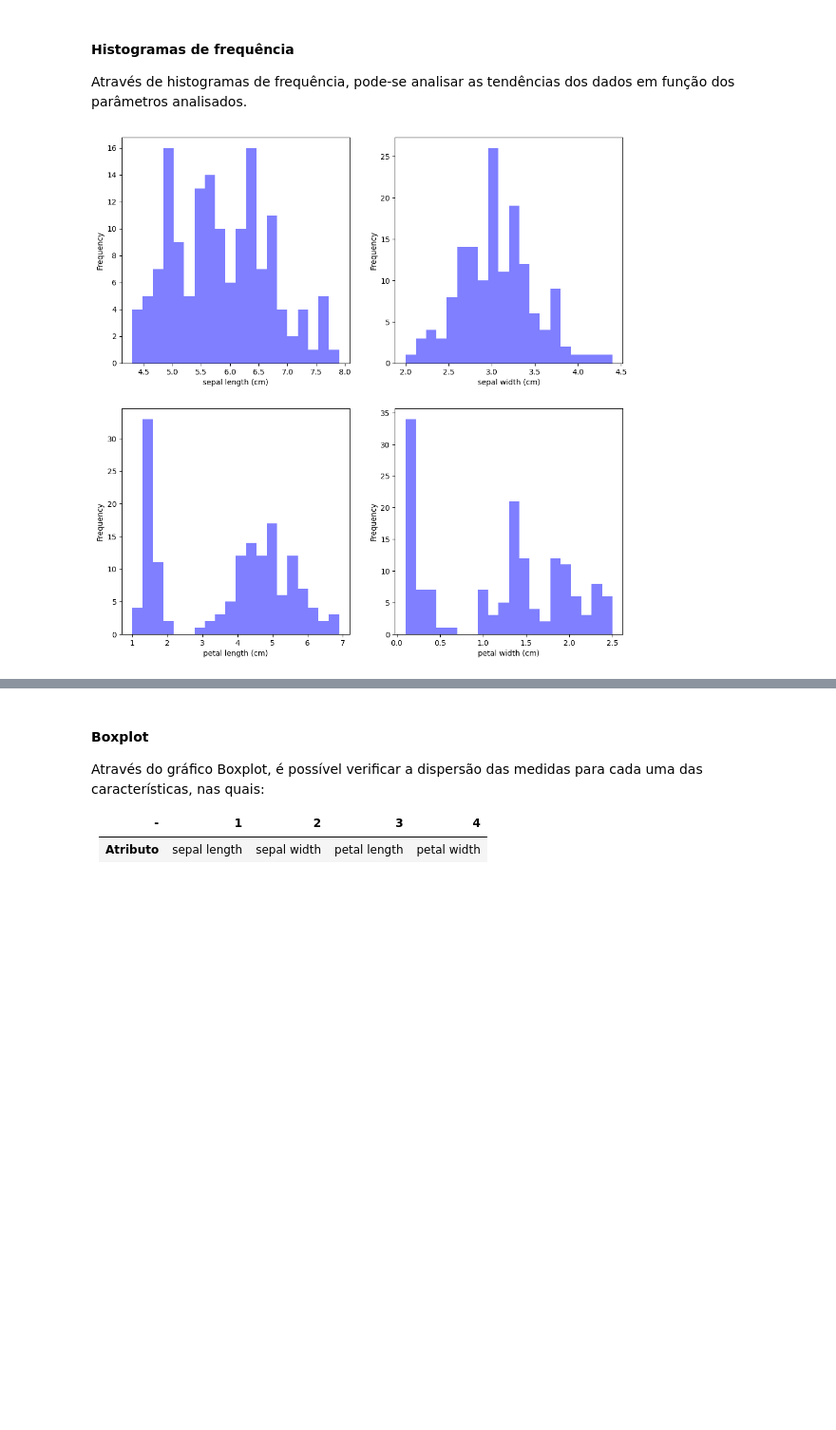
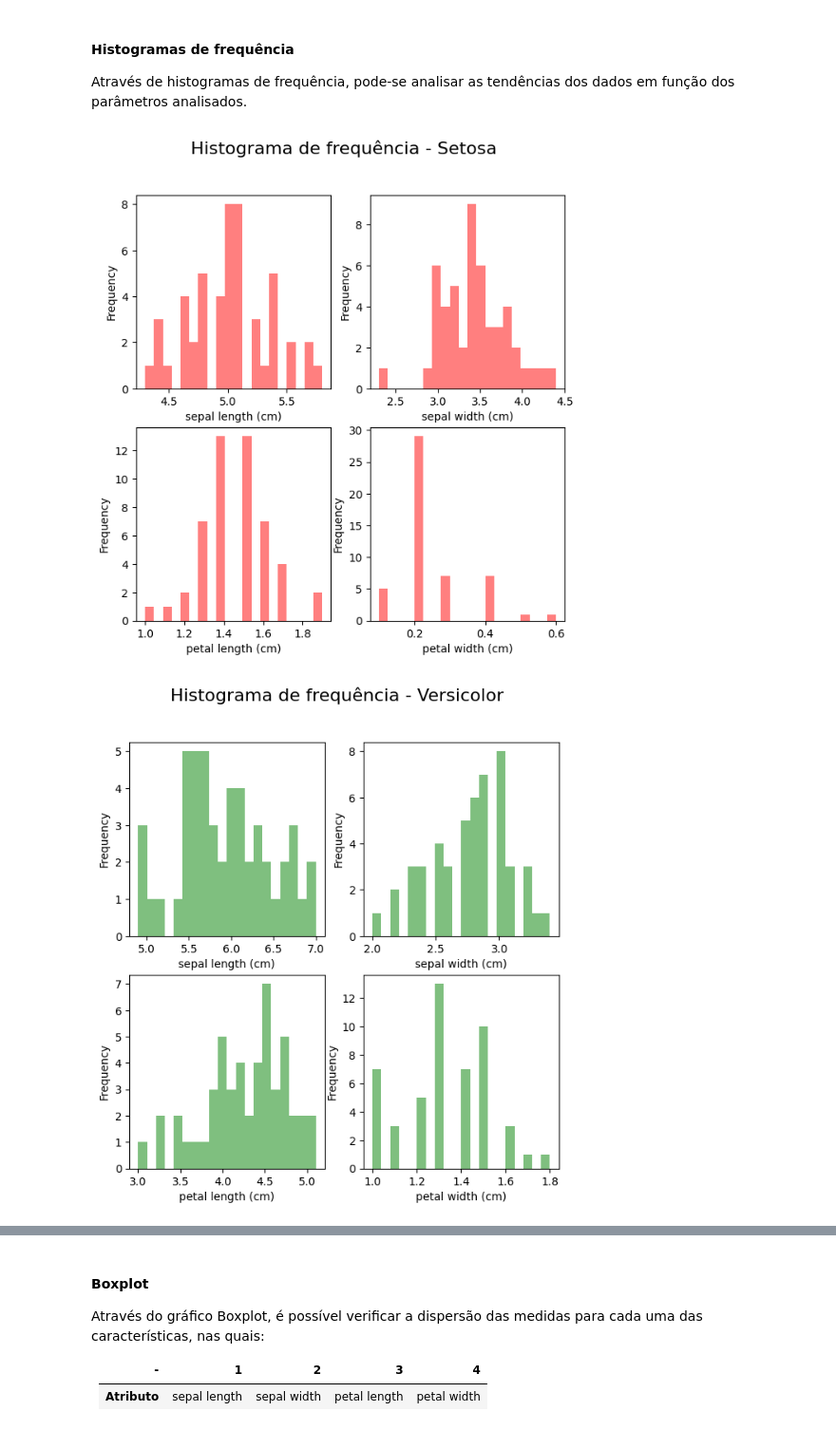
Before and after one commit to mauricio-sj/Introducao-ao-Aprendizado-de-Maquina-ENGG67, a Jupyter notebook: trabalho_01.ipynb, the cells around one changed output, grey strips where cells are left out. Shown at 95% size. Saved outputs shown, nothing was run; the diff lists cells and outputs as text; code cells hidden in the pictures; blank space fills up the shorter version.

Commit message:
Adicionado histograma por classe

```diff
--- a/trabalho_01.ipynb
+++ b/trabalho_01.ipynb
@@ -192,14 +193,63 @@ plt.show()
 
 Através de histogramas de frequência, pode-se analisar as tendências dos dados em função dos parâmetros analisados.
 # %%
+df1 = df[df['target'] == 0]
+df2 = df[df['target'] == 1]
+df3 = df[df['target'] == 2]
+colors = ['red', 'green', 'blue']
+species = ['setosa', 'versicolor', 'virginica']
+legendElements = [Line2D([0], [0], marker='o', color='w', label='Setosa', markerfacecolor='r', markersize=8),
+                  Line2D([0], [0], marker='o', color='w', label='Versicolor', markerfacecolor='g', markersize=8),
+                  Line2D([0], [0], marker='o', color='w', label='Virginica', markerfacecolor='b', markersize=8)]
 
-fig, axs = plt.subplots(2, 2, figsize=(12,12))
+fig, axs = plt.subplots(2, 2, figsize=(7,7))
 axs = axs.ravel()
+fig.suptitle('Histograma de frequência - Setosa', fontsize=16)
+
 for i, feature_name in enumerate(iris.feature_names):
-    axs[i].hist(df[feature_name], bins=20, color='blue', alpha=0.5)
+    axs[i].hist(df1[feature_name], bins=20, color='red', alpha=0.5)
     axs[i].set_xlabel(feature_name)
     axs[i].set_ylabel('Frequency')
 
 plt.show()
+
+
+fig, axs = plt.subplots(2, 2, figsize=(7,7))
+axs = axs.ravel()
+fig.suptitle('Histograma de frequência - Versicolor', fontsize=16)
+
+for i, feature_name in enumerate(iris.feature_names):
+    axs[i].hist(df2[feature_name], bins=20, color='green', alpha=0.5)
+    axs[i].set_xlabel(feature_name)
+    axs[i].set_ylabel('Frequency')
+
+plt.show()
+
+fig, axs = plt.subplots(2, 2, figsize=(7,7))
+axs = axs.ravel()
+fig.suptitle('Histograma de frequência - Virginica', fontsize=16)
+
+for i, feature_name in enumerate(iris.feature_names):
+    axs[i].hist(df3[feature_name], bins=20, color='blue', alpha=0.5)
+    axs[i].set_xlabel(feature_name)
+    axs[i].set_ylabel('Frequency')
+
+plt.show()
+
+fig, axs = plt.subplots(2, 2, figsize=(10,10))
+axs = axs.ravel()
+fig.suptitle('Histograma de frequência - Agregado', fontsize=16)
+
+for i, feature_name in enumerate(iris.feature_names):
+    axs[i].hist(df1[feature_name], bins=20, color='red', alpha=0.5)
+    axs[i].hist(df2[feature_name], bins=20, color='green', alpha=0.5)
+    axs[i].hist(df3[feature_name], bins=20, color='blue', alpha=0.5)
+    axs[i].legend(handles=legendElements, loc='upper right')
+    axs[i].set_xlabel(feature_name)
+    axs[i].set_ylabel('Frequency')
+
+
+plt.show()
 # %% [output]
-[figure, old version]
+[figure, new version]
+[figure, added]
```
Also changed, not shown: parts of 3 cells of this notebook.
